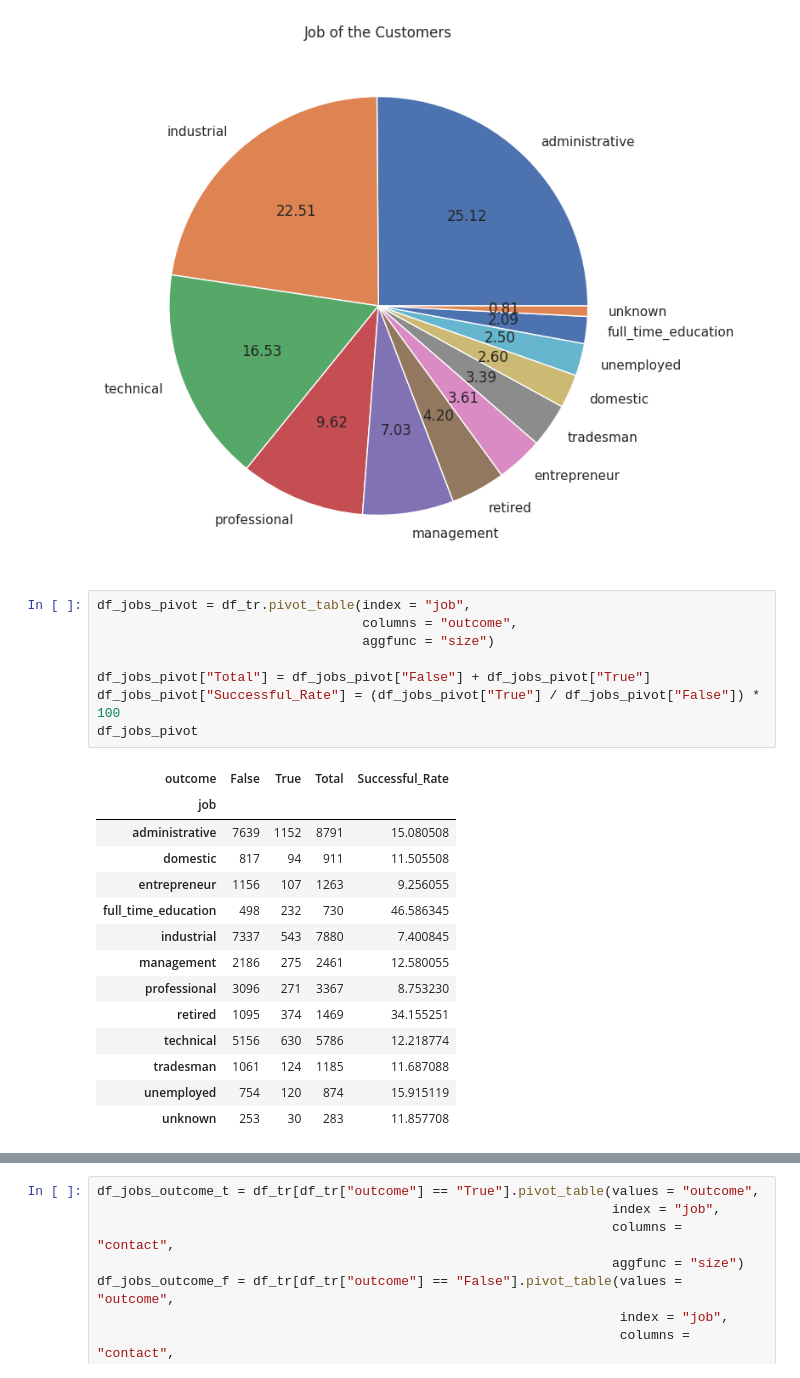
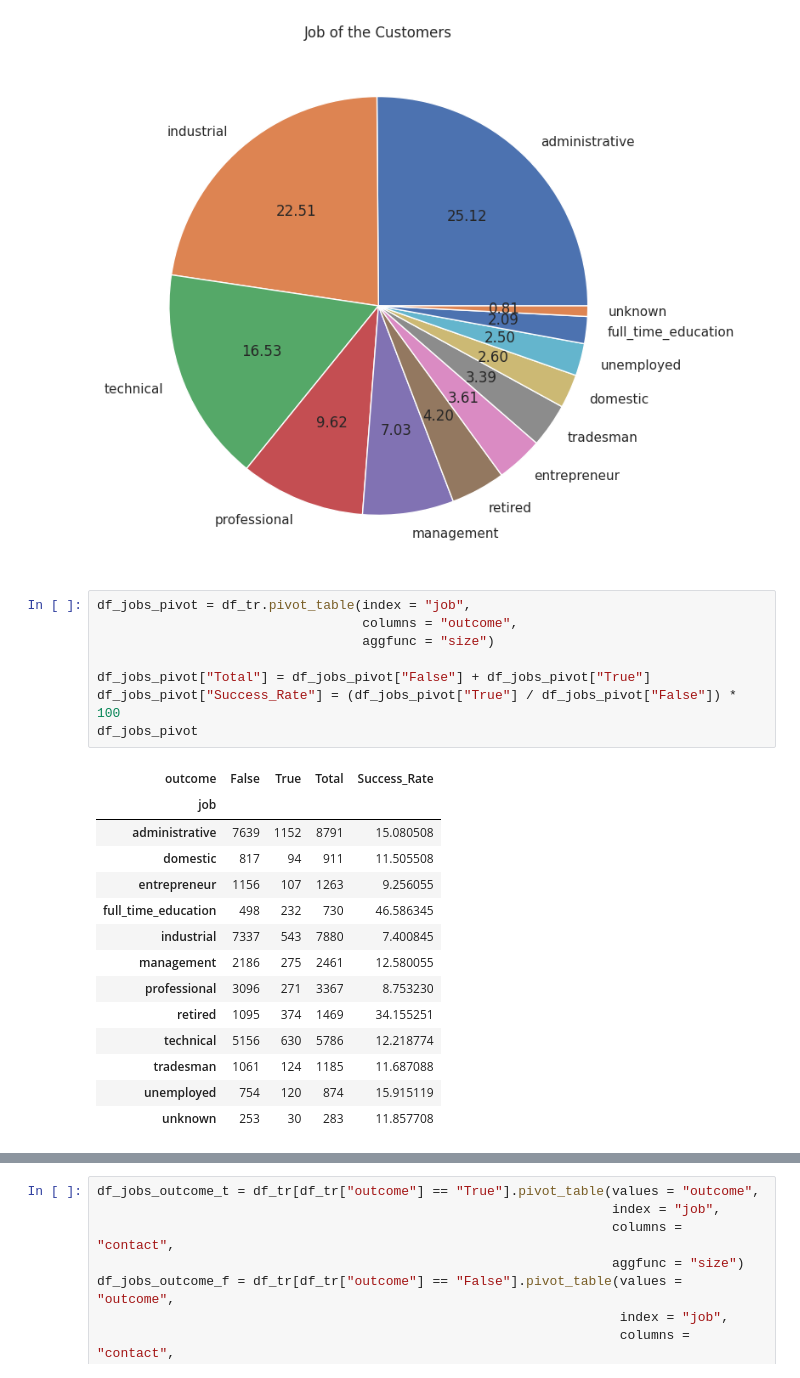
Before and after one commit to krasvachev/Data-Science-Case-Study, a Jupyter notebook: LittleBank_Case_Study.ipynb, the cells around one changed output, grey strips where cells are left out. Saved outputs shown, nothing was run; the diff lists cells and outputs as text.

```diff
--- a/LittleBank_Case_Study.ipynb
+++ b/LittleBank_Case_Study.ipynb
@@ -1043,13 +1043,13 @@ plt.show()
 # %%
 df_jobs_pivot = df_tr.pivot_table(index = "job",
                                   columns = "outcome",
                                   aggfunc = "size")
 
 df_jobs_pivot["Total"] = df_jobs_pivot["False"] + df_jobs_pivot["True"]
-df_jobs_pivot["Successful_Rate"] = (df_jobs_pivot["True"] / df_jobs_pivot["False"]) * 100
+df_jobs_pivot["Success_Rate"] = (df_jobs_pivot["True"] / df_jobs_pivot["False"]) * 100
 df_jobs_pivot
 # %% [output]
-| outcome | False | True | Total | Successful_Rate |
+| outcome | False | True | Total | Success_Rate |
 | job |  |  |  |  |
 | administrative | 7639 | 1152 | 8791 | 15.080508 |
 | domestic | 817 | 94 | 911 | 11.505508 |
```
Also changed, not shown: parts of 6 cells of this notebook, 3 other files.
